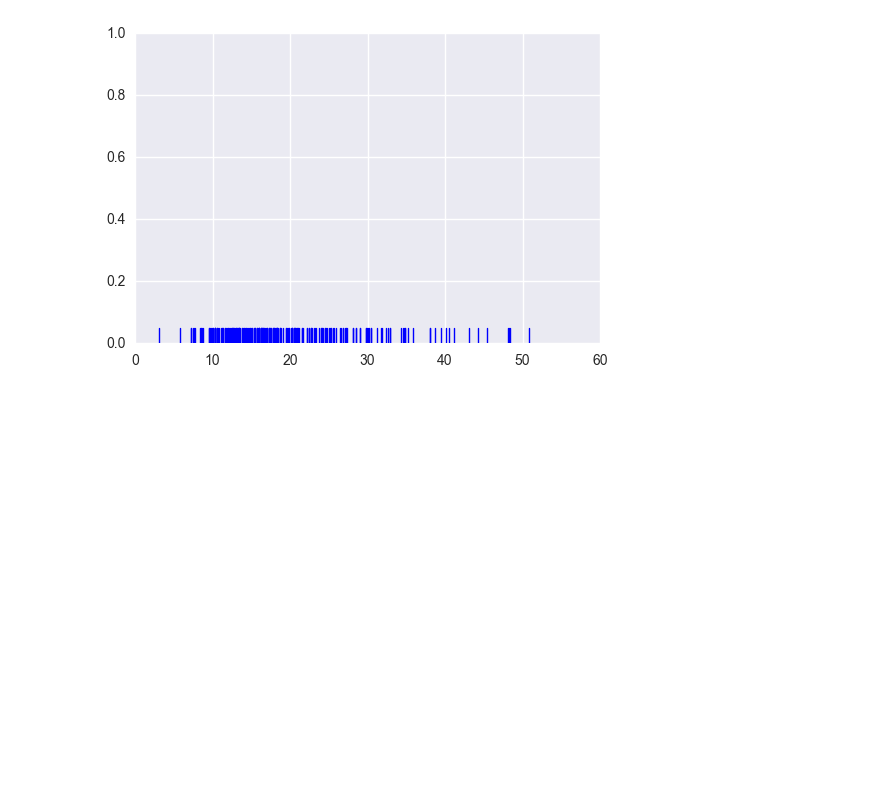
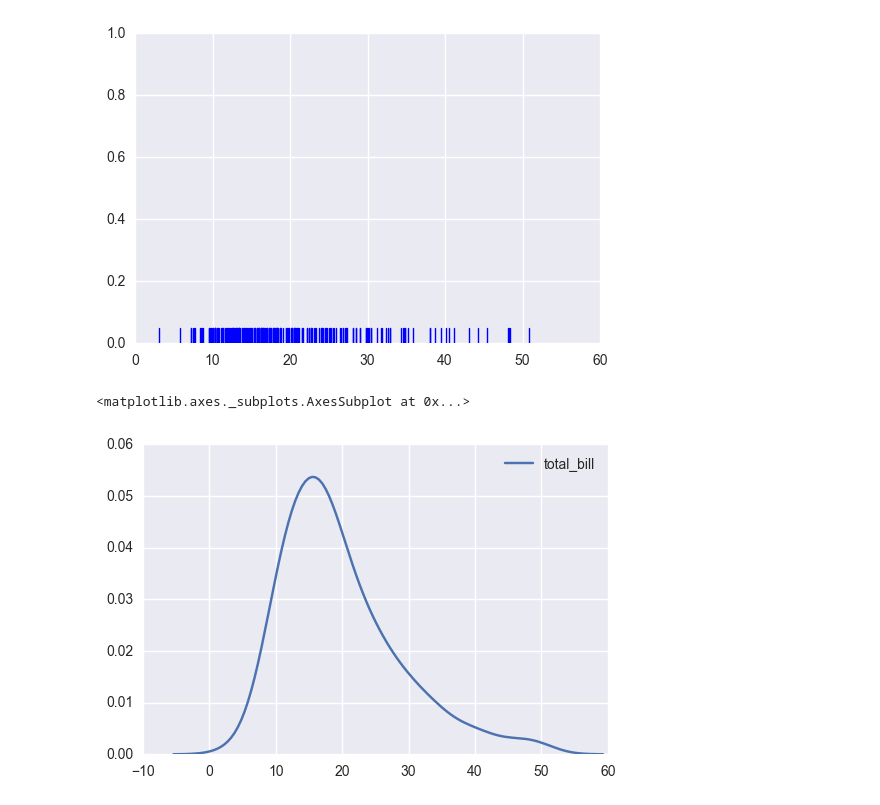
Before and after one commit to marvely/jupyter_notebook, a Jupyter notebook: Practice Seaborn.ipynb, the cells around one changed output. Drawn from its saved outputs; the diff is of its cells as text; code cells hidden in the pictures; blank space fills up the shorter version.

```diff
--- a/Practice Seaborn.ipynb
+++ b/Practice Seaborn.ipynb
@@ -56,3 +56,8 @@ sns.rugplot(tips['total_bill'])
 # %%
 # build the logic of the kde plot.
 # read the code in the notebook file.
+# %%
+sns.kdeplot(tips['total_bill'])
+# %% [output]
+<matplotlib.axes._subplots.AxesSubplot at 0x...>
+[figure, added]
```
